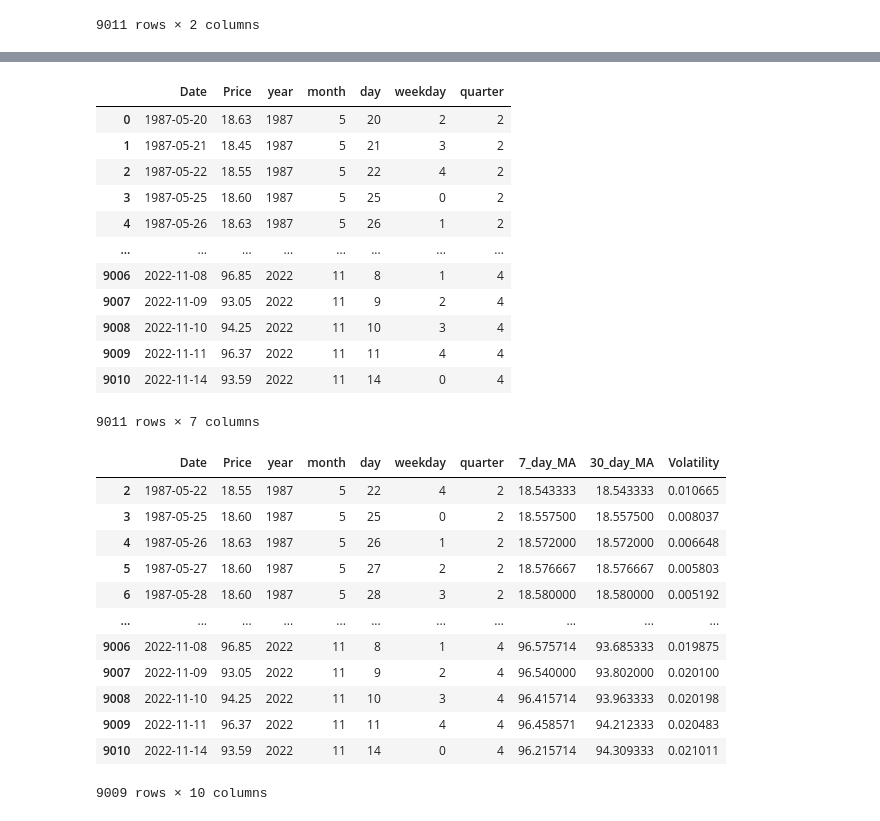
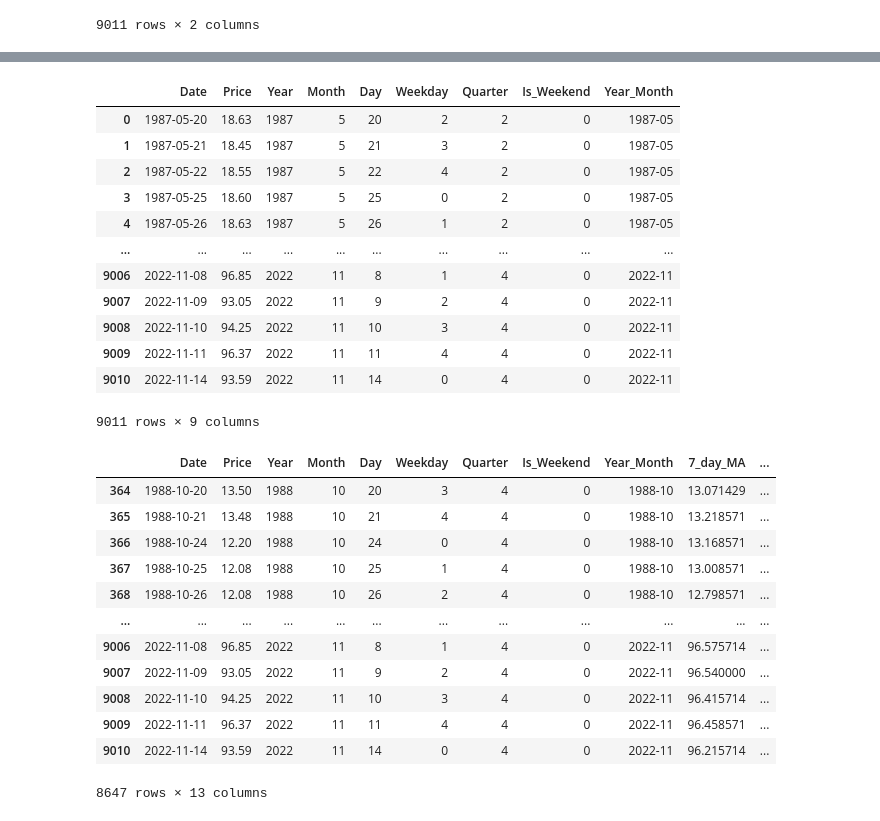
Before and after one commit to Khayo-7/10Academy-Kifiya-Week-10, a Jupyter notebook: notebooks/initial_EDA.ipynb, the cells around one changed output, grey strips where cells are left out. Cells and saved outputs as stored; diff of their text form; code cells hidden in the pictures.

```diff
--- a/notebooks/initial_EDA.ipynb
+++ b/notebooks/initial_EDA.ipynb
@@ -130,6 +128,6 @@ preprocessor.get_data()
 | 9010 | 2022-11-14 | 93.59 |
 9011 rows × 2 columns
 # %%
-preprocessor.add_time_features()
+preprocessor.generate_temporal_features()
 preprocessor.get_data()
 # %% [output]
@@ -137,31 +135,31 @@ preprocessor.get_data()
-|  | Date | Price | year | month | day | weekday | quarter |
-| 0 | 1987-05-20 | 18.63 | 1987 | 5 | 20 | 2 | 2 |
-| 1 | 1987-05-21 | 18.45 | 1987 | 5 | 21 | 3 | 2 |
-| 2 | 1987-05-22 | 18.55 | 1987 | 5 | 22 | 4 | 2 |
-| 3 | 1987-05-25 | 18.60 | 1987 | 5 | 25 | 0 | 2 |
-| 4 | 1987-05-26 | 18.63 | 1987 | 5 | 26 | 1 | 2 |
-| ... | ... | ... | ... | ... | ... | ... | ... |
-| 9006 | 2022-11-08 | 96.85 | 2022 | 11 | 8 | 1 | 4 |
-| 9007 | 2022-11-09 | 93.05 | 2022 | 11 | 9 | 2 | 4 |
-| 9008 | 2022-11-10 | 94.25 | 2022 | 11 | 10 | 3 | 4 |
-| 9009 | 2022-11-11 | 96.37 | 2022 | 11 | 11 | 4 | 4 |
-| 9010 | 2022-11-14 | 93.59 | 2022 | 11 | 14 | 0 | 4 |
+|  | Date | Price | Year | Month | Day | Weekday | Quarter | Is_Weekend | Year_Month |
+| 0 | 1987-05-20 | 18.63 | 1987 | 5 | 20 | 2 | 2 | 0 | 1987-05 |
+| 1 | 1987-05-21 | 18.45 | 1987 | 5 | 21 | 3 | 2 | 0 | 1987-05 |
+| 2 | 1987-05-22 | 18.55 | 1987 | 5 | 22 | 4 | 2 | 0 | 1987-05 |
+| 3 | 1987-05-25 | 18.60 | 1987 | 5 | 25 | 0 | 2 | 0 | 1987-05 |
+| 4 | 1987-05-26 | 18.63 | 1987 | 5 | 26 | 1 | 2 | 0 | 1987-05 |
+| ... | ... | ... | ... | ... | ... | ... | ... | ... | ... |
+| 9006 | 2022-11-08 | 96.85 | 2022 | 11 | 8 | 1 | 4 | 0 | 2022-11 |
+| 9007 | 2022-11-09 | 93.05 | 2022 | 11 | 9 | 2 | 4 | 0 | 2022-11 |
+| 9008 | 2022-11-10 | 94.25 | 2022 | 11 | 10 | 3 | 4 | 0 | 2022-11 |
+| 9009 | 2022-11-11 | 96.37 | 2022 | 11 | 11 | 4 | 4 | 0 | 2022-11 |
+| 9010 | 2022-11-14 | 93.59 | 2022 | 11 | 14 | 0 | 4 | 0 | 2022-11 |
-9011 rows × 7 columns
+9011 rows × 9 columns
 # %%
 preprocessor.feature_engineering()
 preprocessor.get_data()
 # %% [output]
-|  | Date | Price | year | month | day | weekday | quarter | 7_day_MA | 30_day_MA | Volatility |
-| 2 | 1987-05-22 | 18.55 | 1987 | 5 | 22 | 4 | 2 | 18.543333 | 18.543333 | 0.010665 |
-| 3 | 1987-05-25 | 18.60 | 1987 | 5 | 25 | 0 | 2 | 18.557500 | 18.557500 | 0.008037 |
-| 4 | 1987-05-26 | 18.63 | 1987 | 5 | 26 | 1 | 2 | 18.572000 | 18.572000 | 0.006648 |
-| 5 | 1987-05-27 | 18.60 | 1987 | 5 | 27 | 2 | 2 | 18.576667 | 18.576667 | 0.005803 |
-| 6 | 1987-05-28 | 18.60 | 1987 | 5 | 28 | 3 | 2 | 18.580000 | 18.580000 | 0.005192 |
-| ... | ... | ... | ... | ... | ... | ... | ... | ... | ... | ... |
-| 9006 | 2022-11-08 | 96.85 | 2022 | 11 | 8 | 1 | 4 | 96.575714 | 93.685333 | 0.019875 |
-| 9007 | 2022-11-09 | 93.05 | 2022 | 11 | 9 | 2 | 4 | 96.540000 | 93.802000 | 0.020100 |
-| 9008 | 2022-11-10 | 94.25 | 2022 | 11 | 10 | 3 | 4 | 96.415714 | 93.963333 | 0.020198 |
-| 9009 | 2022-11-11 | 96.37 | 2022 | 11 | 11 | 4 | 4 | 96.458571 | 94.212333 | 0.020483 |
-| 9010 | 2022-11-14 | 93.59 | 2022 | 11 | 14 | 0 | 4 | 96.215714 | 94.309333 | 0.021011 |
+|  | Date | Price | Year | Month | Day | Weekday | Quarter | Is_Weekend | Year_Month | 7_day_MA | ... |
+| 364 | 1988-10-20 | 13.50 | 1988 | 10 | 20 | 3 | 4 | 0 | 1988-10 | 13.071429 | ... |
+| 365 | 1988-10-21 | 13.48 | 1988 | 10 | 21 | 4 | 4 | 0 | 1988-10 | 13.218571 | ... |
+| 366 | 1988-10-24 | 12.20 | 1988 | 10 | 24 | 0 | 4 | 0 | 1988-10 | 13.168571 | ... |
+| 367 | 1988-10-25 | 12.08 | 1988 | 10 | 25 | 1 | 4 | 0 | 1988-10 | 13.008571 | ... |
+| 368 | 1988-10-26 | 12.08 | 1988 | 10 | 26 | 2 | 4 | 0 | 1988-10 | 12.798571 | ... |
+| ... | ... | ... | ... | ... | ... | ... | ... | ... | ... | ... | ... |
+| 9006 | 2022-11-08 | 96.85 | 2022 | 11 | 8 | 1 | 4 | 0 | 2022-11 | 96.575714 | ... |
+| 9007 | 2022-11-09 | 93.05 | 2022 | 11 | 9 | 2 | 4 | 0 | 2022-11 | 96.540000 | ... |
+| 9008 | 2022-11-10 | 94.25 | 2022 | 11 | 10 | 3 | 4 | 0 | 2022-11 | 96.415714 | ... |
+| 9009 | 2022-11-11 | 96.37 | 2022 | 11 | 11 | 4 | 4 | 0 | 2022-11 | 96.458571 | ... |
+| 9010 | 2022-11-14 | 93.59 | 2022 | 11 | 14 | 0 | 4 | 0 | 2022-11 | 96.215714 | ... |
-9009 rows × 10 columns
+8647 rows × 13 columns
 # %%
```
Also changed, not shown: parts of 20 cells of this notebook, 22 other files.
